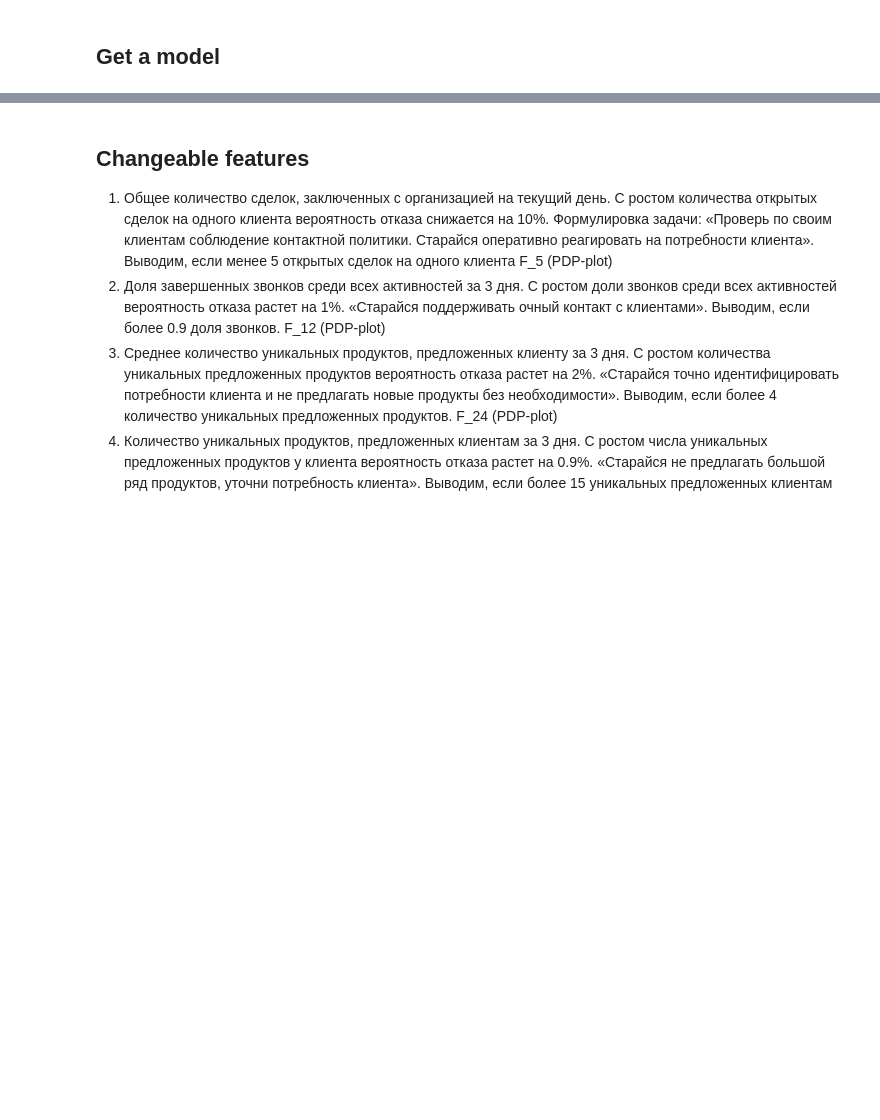
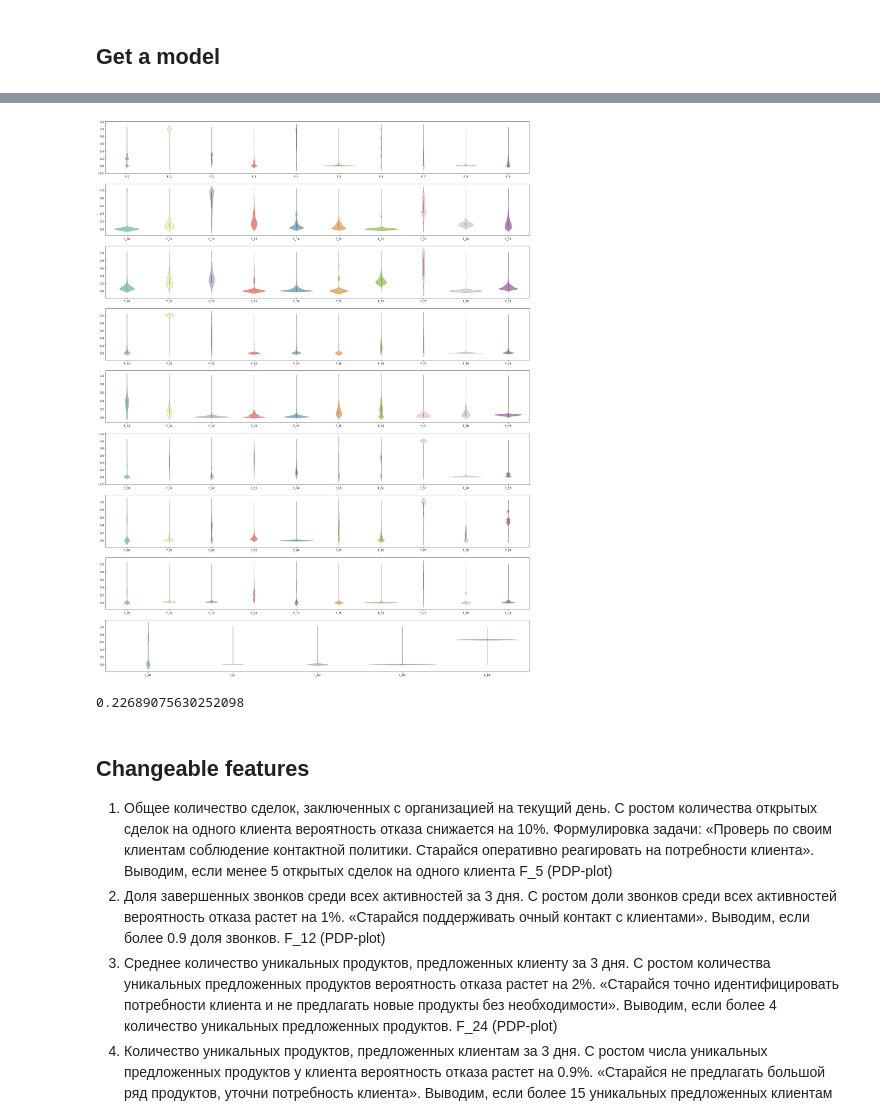
Before and after one commit to KseniaKingsep/interpretable-ml-risks, a Jupyter notebook: notebooks/1_2_CaseCI.ipynb, the cells around one changed output, grey strips where cells are left out. Cells and saved outputs as stored; diff of their text form; code cells hidden in the pictures; blank space fills up the shorter version.

```diff
--- a/notebooks/1_2_CaseCI.ipynb
+++ b/notebooks/1_2_CaseCI.ipynb
@@ -46,3 +72,19 @@ Recall test :  0.7040641099026903
+# %%
+def chunks(lst, n):
+    for i in range(0, len(lst), n):
+        yield lst[i:i + n]
+
+names = case.names
+fig, ax = plt.subplots(len(list(chunks(names,10))), 1, figsize=(30,40))
+for i, s in enumerate(list(chunks(names,10))):
+    df = case.data.drop(columns=['train_flag']).loc[:,s]
+    sns.violinplot(data=df, palette="Set3", bw=.2, linewidth=.5, ax=ax[i]);
+# %% [output]
+[figure, added]
+# %%
+1-case.data.target.mean()
+# %% [output]
+0.22689075630252098
 # %% [markdown]
 ## Changeable features
 
```
Also changed, not shown: parts of 40 cells of this notebook, 3 other files.
